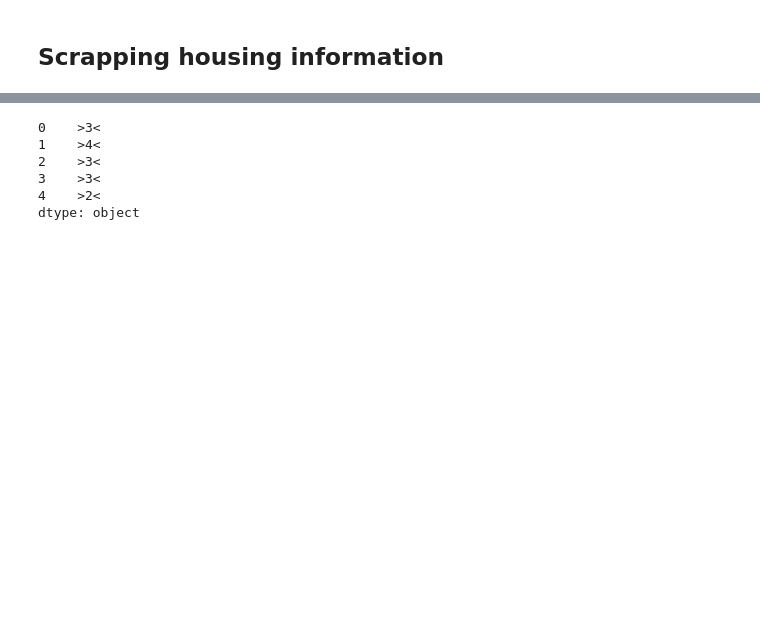
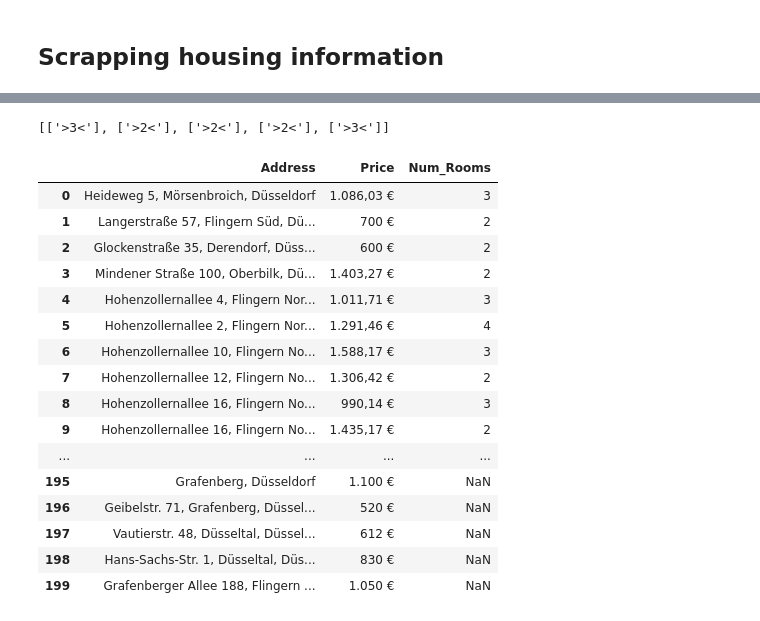
Before and after one commit to oe-antunes/Coursera_Capstone, a Jupyter notebook: Capstone-part1-Web-scrapping.ipynb, the cells around one changed output, grey strips where cells are left out. Saved outputs shown, nothing was run; the diff lists cells and outputs as text; code cells hidden in the pictures; blank space fills up the shorter version.

```diff
--- a/Capstone-part1-Web-scrapping.ipynb
+++ b/Capstone-part1-Web-scrapping.ipynb
@@ -280,4 +252,9 @@ Page 10 scraped
+# %%
+rooms1[:5]
+# %% [output]
+[['>3<'], ['>2<'], ['>2<'], ['>2<'], ['>3<']]
 # %%
+
 flat_address = []
 flat_price = []
 flat_rooms = []
@@ -294,15 +271,31 @@ for sublist in rooms1:
     for item in sublist:
         flat_rooms.append(item)
 
-pd_address = pd.Series(flat_address)
-pd_price = pd.Series(flat_price)
-pd_rooms = pd.Series(flat_rooms)
+pd_address = pd.Series(flat_address, dtype = object)
+pd_price = pd.Series(flat_price, dtype = object)
+pd_rooms = pd.Series(flat_rooms, dtype = object)
-# %%
-pd_rooms = pd_rooms.replace(regex=)
-# %% [output]
-0    >3<
-1    >4<
-2    >3<
-3    >3<
-4    >2<
-dtype: object
+# %%
+# Finishing cleaning the number of rooms
+pd_rooms = pd_rooms.str[1]
+# %%
+result = pd.concat([pd_address, pd_price, pd_rooms], axis=1, sort=False)
+result.columns = ['Address', 'Price', 'Num_Rooms']
+result
+# %% [output]
+|  | Address | Price | Num_Rooms |
+| 0 | Heideweg 5, Mörsenbroich, Düsseldorf | 1.086,03 € | 3 |
+| 1 | Langerstraße 57, Flingern Süd, Dü... | 700 € | 2 |
+| 2 | Glockenstraße 35, Derendorf, Düss... | 600 € | 2 |
+| 3 | Mindener Straße 100, Oberbilk, Dü... | 1.403,27 € | 2 |
+| 4 | Hohenzollernallee 4, Flingern Nor... | 1.011,71 € | 3 |
+| 5 | Hohenzollernallee 2, Flingern Nor... | 1.291,46 € | 4 |
+| 6 | Hohenzollernallee 10, Flingern No... | 1.588,17 € | 3 |
+| 7 | Hohenzollernallee 12, Flingern No... | 1.306,42 € | 2 |
+| 8 | Hohenzollernallee 16, Flingern No... | 990,14 € | 3 |
+| 9 | Hohenzollernallee 16, Flingern No... | 1.435,17 € | 2 |
+| ... | ... | ... | ... |
+| 195 | Grafenberg, Düsseldorf | 1.100 € | NaN |
+| 196 | Geibelstr. 71, Grafenberg, Düssel... | 520 € | NaN |
+| 197 | Vautierstr. 48, Düsseltal, Düssel... | 612 € | NaN |
+| 198 | Hans-Sachs-Str. 1, Düsseltal, Düs... | 830 € | NaN |
+| 199 | Grafenberger Allee 188, Flingern ... | 1.050 € | NaN |
```
Also changed, not shown: parts of 19 cells of this notebook.
